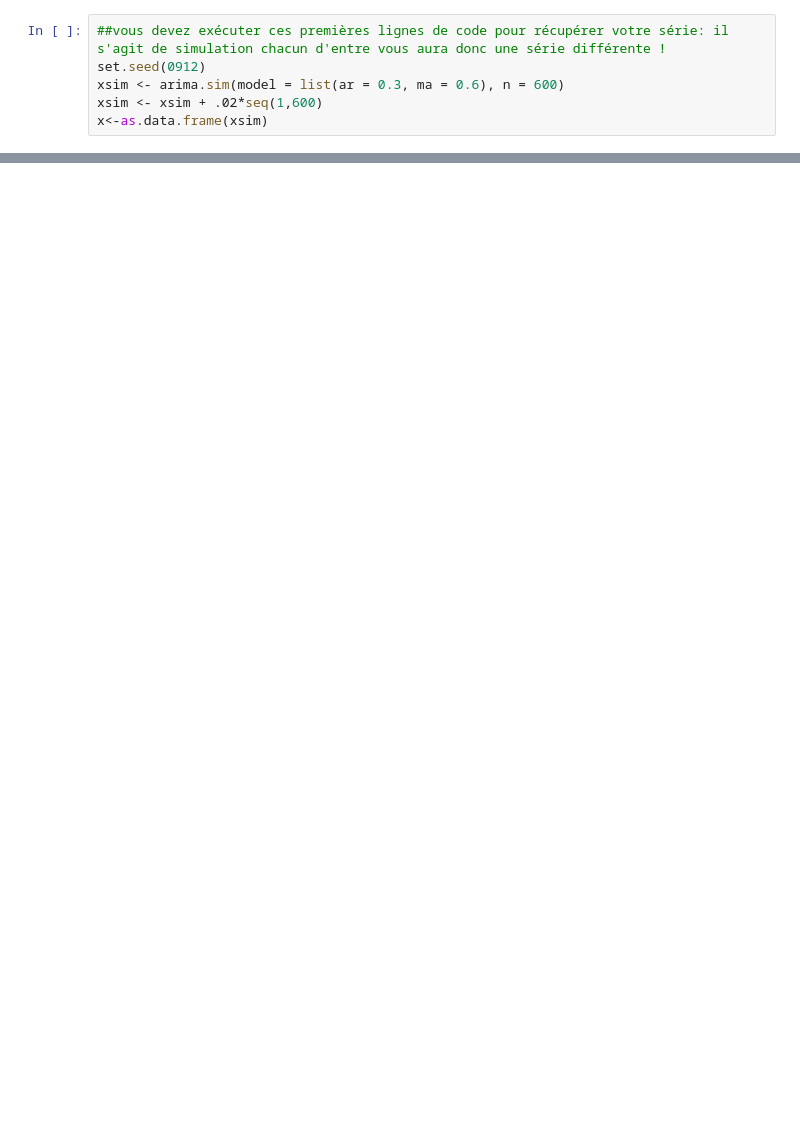
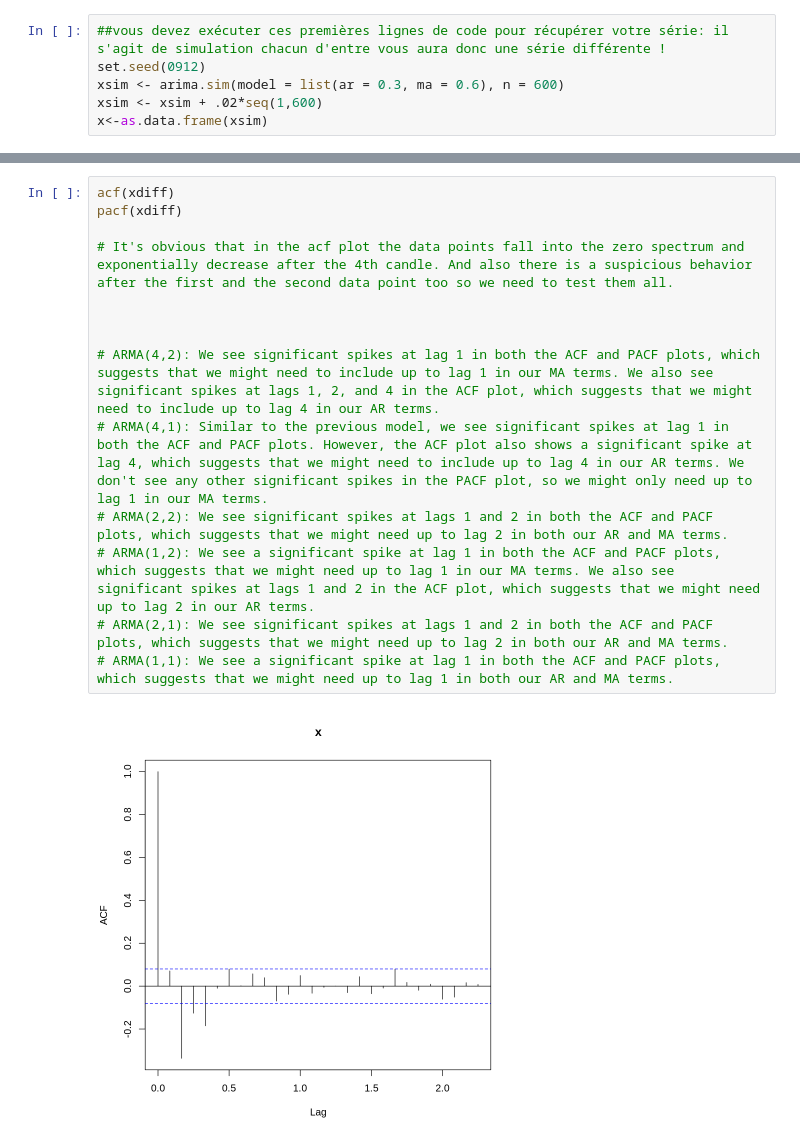
Before and after one commit to arshiataheri/Time-series-cours-with-R-2022-23, a Jupyter notebook: Time_series_with_R.ipynb, the cells around one changed output, grey strips where cells are left out. Drawn from its saved outputs; the diff is of its cells as text; blank space fills up the shorter version.

```diff
--- a/Time_series_with_R.ipynb
+++ b/Time_series_with_R.ipynb
@@ -32,0 +138,16 @@ ERROR: Error in eval(expr, envir, enclos): object 'x' not found
+# %%
+acf(xdiff)
+pacf(xdiff)
+
+# It's obvious that in the acf plot the data points fall into the zero spectrum and exponentially decrease after the 4th candle. And also there is a suspicious behavior after the first and the second data point too so we need to test them all.
+
+
+
+# ARMA(4,2): We see significant spikes at lag 1 in both the ACF and PACF plots, which suggests that we might need to include up to lag 1 in our MA terms. We also see significant spikes at lags 1, 2, and 4 in the ACF plot, which suggests that we might need to include up to lag 4 in our AR terms.
+# ARMA(4,1): Similar to the previous model, we see significant spikes at lag 1 in both the ACF and PACF plots. However, the ACF plot also shows a significant spike at lag 4, which suggests that we might need to include up to lag 4 in our AR terms. We don't see any other significant spikes in the PACF plot, so we might only need up to lag 1 in our MA terms.
+# ARMA(2,2): We see significant spikes at lags 1 and 2 in both the ACF and PACF plots, which suggests that we might need up to lag 2 in both our AR and MA terms.
+# ARMA(1,2): We see a significant spike at lag 1 in both the ACF and PACF plots, which suggests that we might need up to lag 1 in our MA terms. We also see significant spikes at lags 1 and 2 in the ACF plot, which suggests that we might need up to lag 2 in our AR terms.
+# ARMA(2,1): We see significant spikes at lags 1 and 2 in both the ACF and PACF plots, which suggests that we might need up to lag 2 in both our AR and MA terms.
+# ARMA(1,1): We see a significant spike at lag 1 in both the ACF and PACF plots, which suggests that we might need up to lag 1 in both our AR and MA terms.
+# %% [output]
+[figure, added]
```
Also changed, not shown: parts of 18 cells of this notebook.
